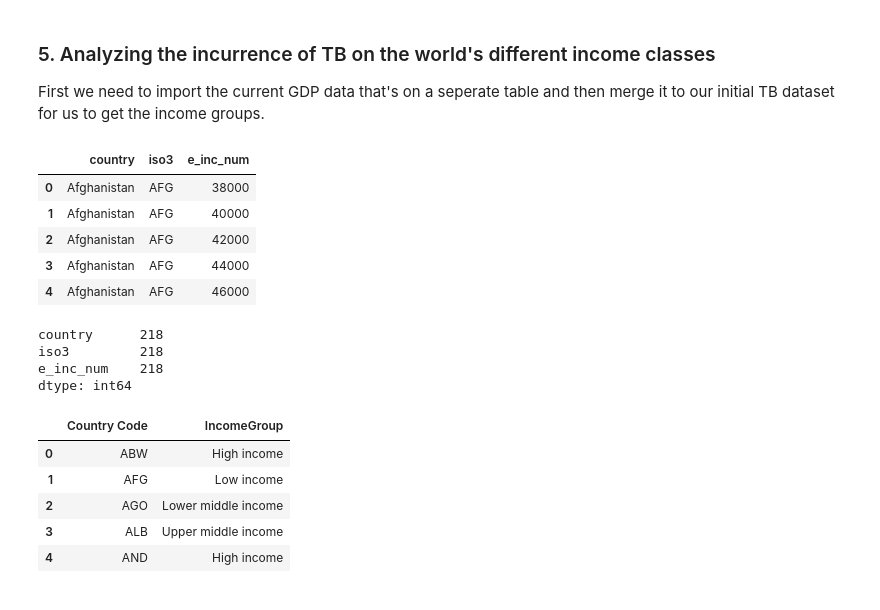
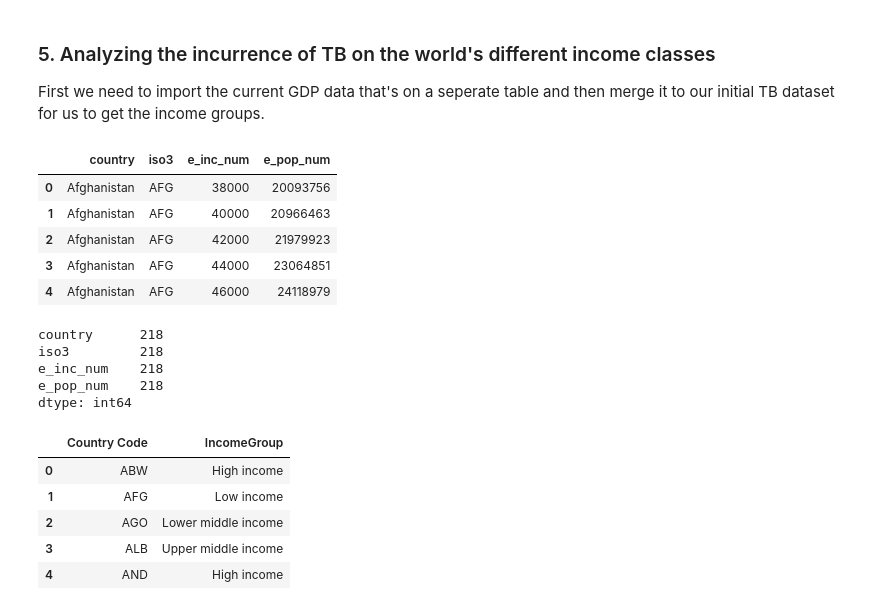
Before and after one commit to GabuTheGreat/python_analysis, a Jupyter notebook: TB Analysis using Python.ipynb, the cells around one changed output. Cells and saved outputs as stored; diff of their text form; code cells hidden in the pictures.

```diff
--- a/TB Analysis using Python.ipynb
+++ b/TB Analysis using Python.ipynb
@@ -369,15 +372,15 @@ all_gdp_data = pd.read_csv ('https://raw.githubusercontent.com/waithiegeni/pytho
 # %%
 # Select only the necessary columns needed on the TB dataset
 
-all_tb_data = all_tb[['country','iso3', 'e_inc_num']]
+all_tb_data = all_tb[['country','iso3', 'e_inc_num', 'e_pop_num']]
 all_tb_data.head()
 # %% [output]
-|  | country | iso3 | e_inc_num |
-| 0 | Afghanistan | AFG | 38000 |
-| 1 | Afghanistan | AFG | 40000 |
-| 2 | Afghanistan | AFG | 42000 |
-| 3 | Afghanistan | AFG | 44000 |
-| 4 | Afghanistan | AFG | 46000 |
+|  | country | iso3 | e_inc_num | e_pop_num |
+| 0 | Afghanistan | AFG | 38000 | 20093756 |
+| 1 | Afghanistan | AFG | 40000 | 20966463 |
+| 2 | Afghanistan | AFG | 42000 | 21979923 |
+| 3 | Afghanistan | AFG | 44000 | 23064851 |
+| 4 | Afghanistan | AFG | 46000 | 24118979 |
 # %%
 # Drop duplicates on the TB data
 
@@ -387,6 +390,7 @@ all_tb_data.count()
 country      218
 iso3         218
 e_inc_num    218
+e_pop_num    218
 dtype: int64
 # %%
 # Selecting necessary columns from the gdp dataset
```
Also changed, not shown: parts of 32 cells of this notebook, 5 other files.
